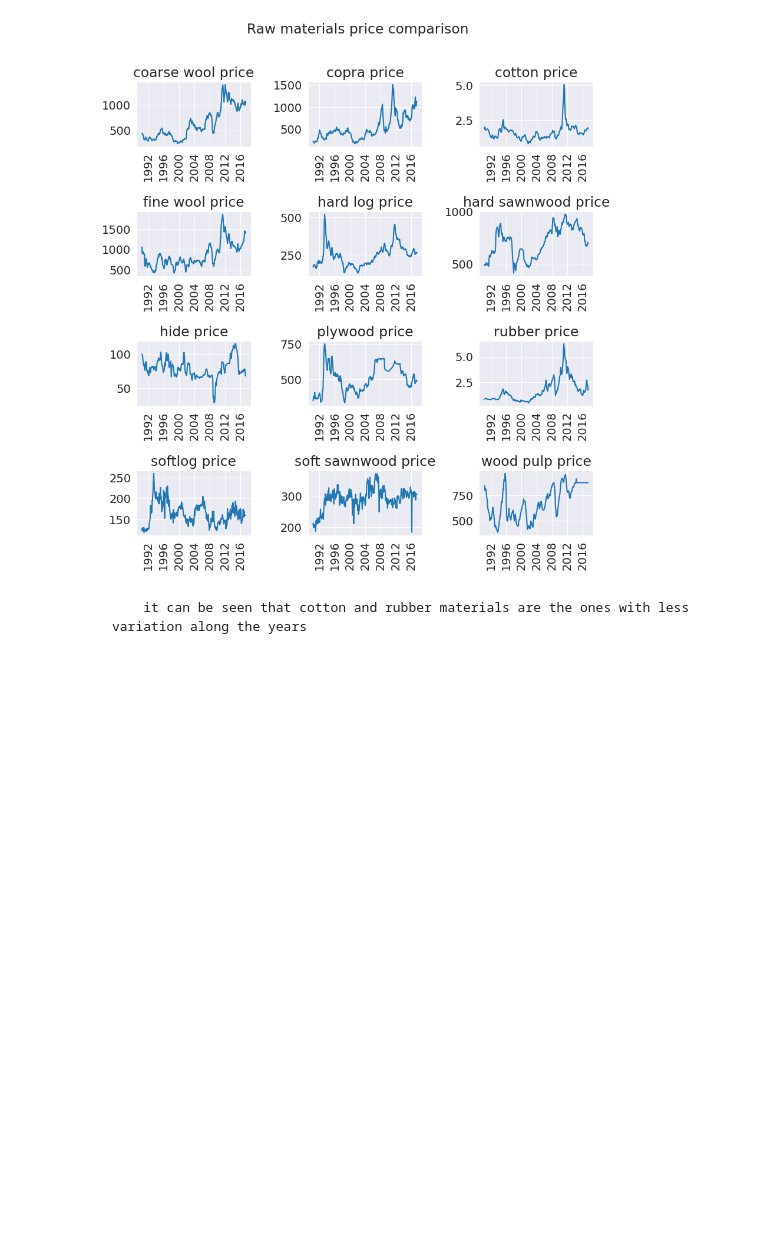
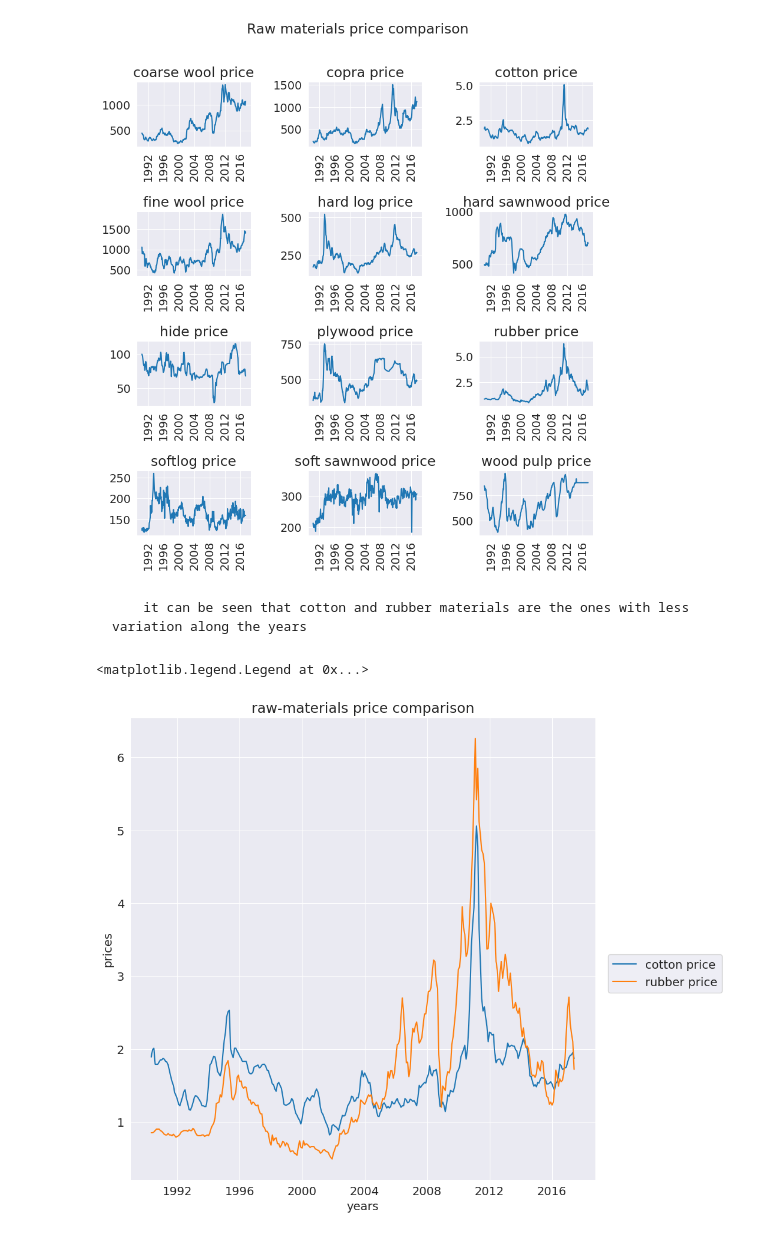
Before and after one commit to dkl5m/data-science-studies, a Jupyter notebook: agriculture-model/agriculture-df.ipynb, the cells around one changed output. Drawn from its saved outputs; the diff is of its cells as text; code cells hidden in the pictures; blank space fills up the shorter version.

Commit message:
made a analysis between cotton and rubber prices and answered q3

```diff
--- a/agriculture-model/agriculture-df.ipynb
+++ b/agriculture-model/agriculture-df.ipynb
@@ -194,3 +194,13 @@ Text(0.5, 0.98, 'Raw materials price comparison')
 [figure]
 # %% [markdown]
         it can be seen that cotton and rubber materials are the ones with less variation along the years
+# %%
+plt.figure(figsize=(10, 10))
+plt.plot(df[['cotton price', 'rubber price']])
+plt.title("raw-materials price comparison")
+plt.xlabel("years")
+plt.ylabel("prices")
+plt.legend(['cotton price', 'rubber price'], loc='upper center', bbox_to_anchor=(0.65, 0.5, 1, 0))
+# %% [output]
+<matplotlib.legend.Legend at 0x...>
+[figure, added]
```
Also changed, not shown: parts of 3 cells of this notebook.
